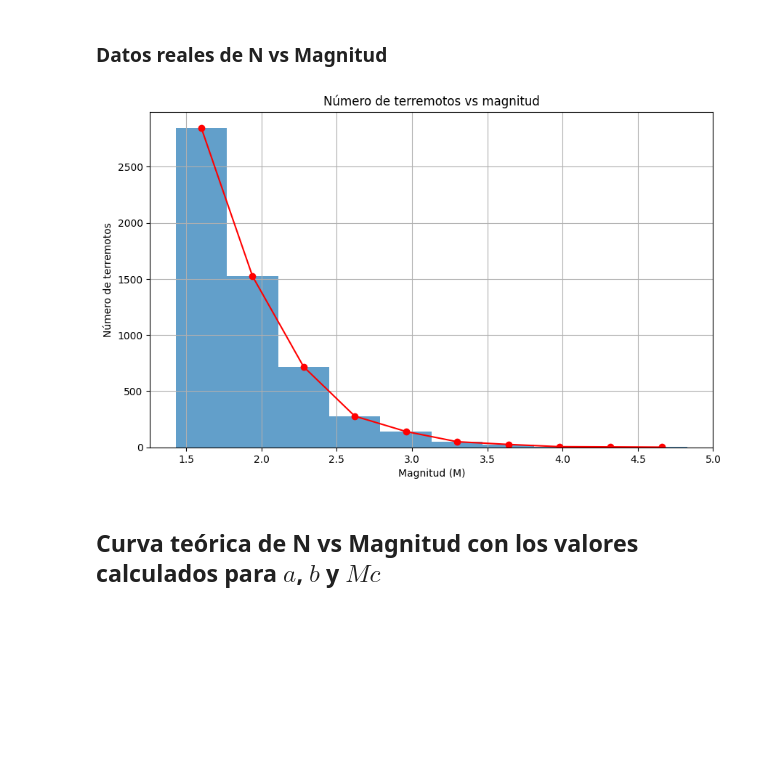
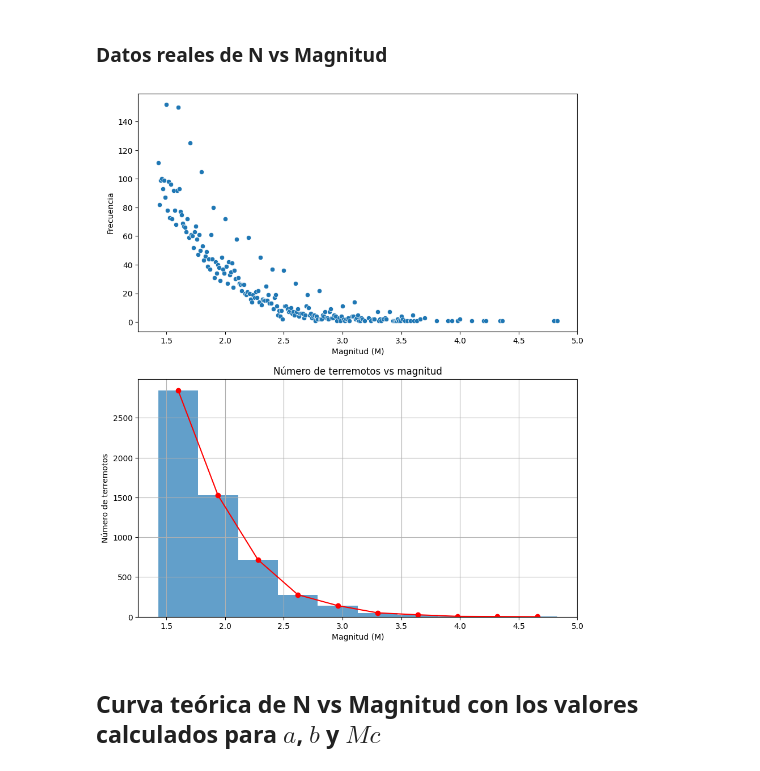
Before and after one commit to jcmefra/topicos-geofisica, a Jupyter notebook: Taller_1.ipynb, the cells around one changed output. Cells and saved outputs as stored; diff of their text form; code cells hidden in the pictures; blank space fills up the shorter version.

```diff
--- a/Taller_1.ipynb
+++ b/Taller_1.ipynb
@@ -191,21 +191,29 @@ data_mc.tail() #Ver los 5 valores más bajos de magnitud
 # %%
 # Calcula el histograma de los datos con la función histograma de numpy
 counts, bins = np.histogram(data_mc['mag'])
 
 # Calcula los centros de los bins
 bin_centers = (bins[1:] + bins[:-1]) / 2
 
-# Crear el gráfico
-plt.figure(figsize=(10, 6))
-plt.bar(bin_centers, counts, width=np.diff(bins), align='center', alpha=0.7) # trazar histograma
-plt.plot(bin_centers, counts, marker='o', linestyle='-', color='r') # trazar línea que pasa por cada punto
-plt.xlabel('Magnitud (M)')
-plt.ylabel('Número de terremotos')
-plt.title('Número de terremotos vs magnitud')
-plt.grid(True)
-plt.show()
+# Crear el gráfico (subplots)
+fig, axs = plt.subplots(2, figsize=(10, 12))
+
+#Scatter plot frecuencia vs magnitud (segundo subplot)
+sns.scatterplot(data = freq[freq.index > Mc], ax=axs[0])
+axs[0].set_xlabel('Magnitud (M)')
+axs[0].set_ylabel('Frecuencia')
+
+#Histograma frecuencia vs magnitud y línea de tendencia (primer subplot)
+counts, bins = np.histogram(data_mc['mag'])
+bin_centers = (bins[1:] + bins[:-1]) / 2
+axs[1].bar(bin_centers, counts, width=np.diff(bins), align='center', alpha=0.7)
+axs[1].plot(bin_centers, counts, marker='o', linestyle='-', color='r')
+axs[1].set_xlabel('Magnitud (M)')
+axs[1].set_ylabel('Número de terremotos')
+axs[1].set_title('Número de terremotos vs magnitud')
+axs[1].grid(True)
 # %% [output]
-[figure, old version]
+[figure, new version]
 # %% [markdown]
 ## Curva teórica de N vs Magnitud con los valores calculados para $a$, $b$ y $Mc$
 # %%
```
